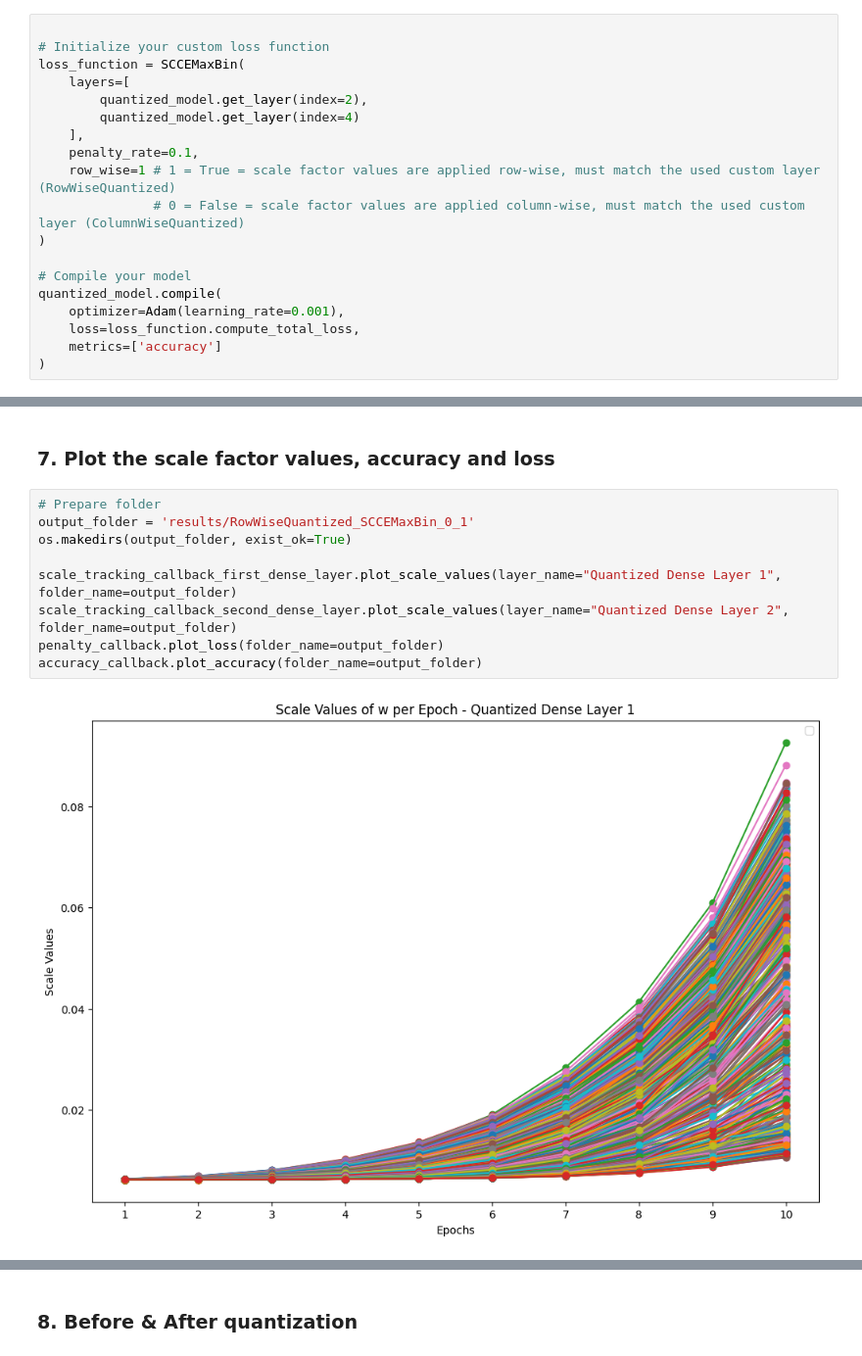
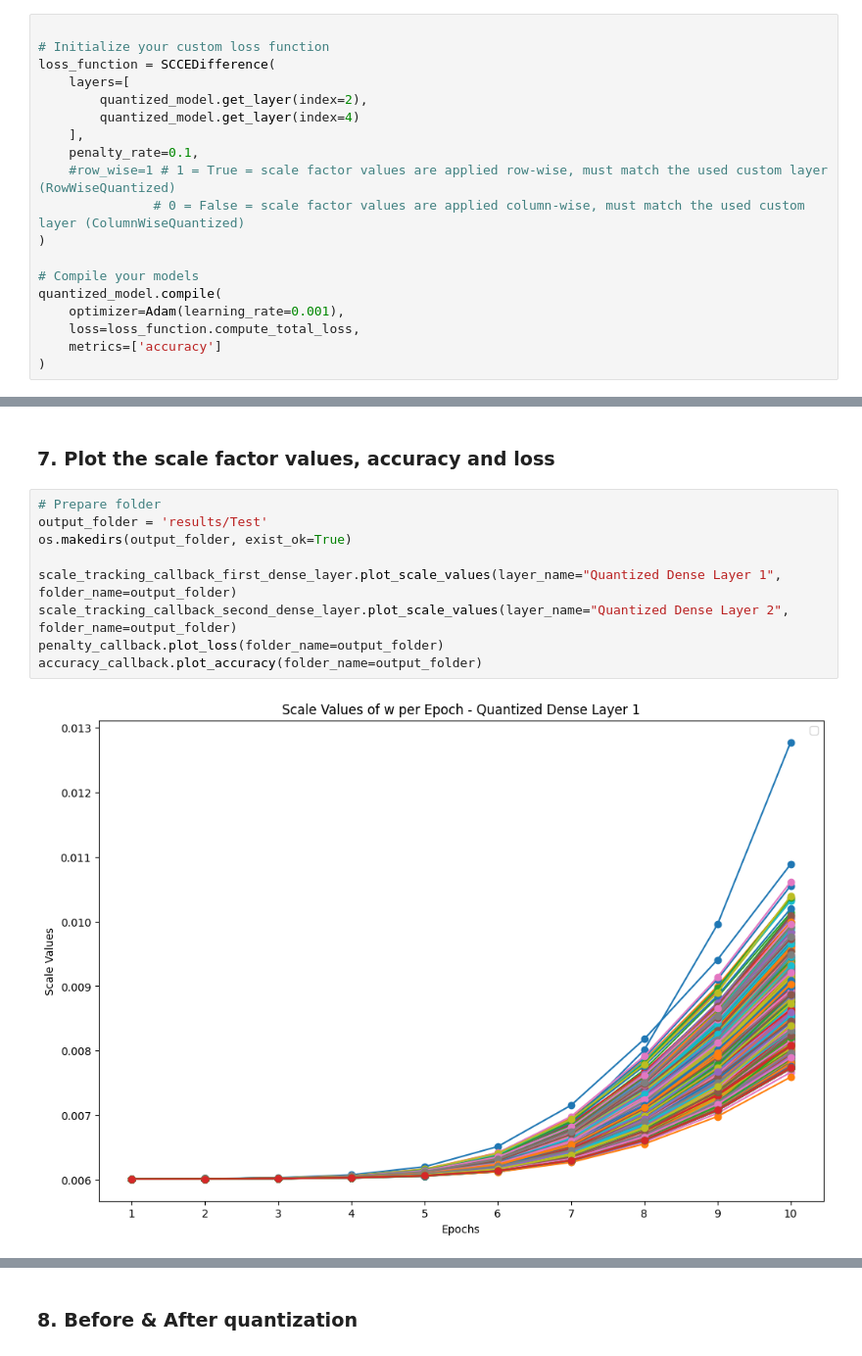
Before and after one commit to anuunchin/learned-quantization-schemes, a Jupyter notebook: qat/for_experimenting.ipynb, the cells around one changed output, grey strips where cells are left out. Shown: that part at 98% size. Cells and saved outputs as stored; diff of their text form.

Commit message:
Loss functions adjusted

```diff
--- a/qat/for_experimenting.ipynb
+++ b/qat/for_experimenting.ipynb
@@ -64,17 +64,17 @@ The `SCCEMinMaxBin` can be replaced with other loss function objects. Refer to `
 # %%
 
 # Initialize your custom loss function
-loss_function = SCCEMaxBin(
+loss_function = SCCEDifference(
     layers=[
         quantized_model.get_layer(index=2),
         quantized_model.get_layer(index=4)
     ],
     penalty_rate=0.1,
-    row_wise=1 # 1 = True = scale factor values are applied row-wise, must match the used custom layer (RowWiseQuantized)
+    #row_wise=1 # 1 = True = scale factor values are applied row-wise, must match the used custom layer (RowWiseQuantized)
                # 0 = False = scale factor values are applied column-wise, must match the used custom layer (ColumnWiseQuantized)
 )
 
-# Compile your model
+# Compile your models
 quantized_model.compile(
     optimizer=Adam(learning_rate=0.001),
     loss=loss_function.compute_total_loss,
@@ -130,12 +115,12 @@ Quantized Model Test Accuracy: 0.9388999938964844
 ### **7. Plot the scale factor values, accuracy and loss**
 # %%
 # Prepare folder
-output_folder = 'results/RowWiseQuantized_SCCEMaxBin_0_1'
+output_folder = 'results/Test'
 os.makedirs(output_folder, exist_ok=True)
 
 scale_tracking_callback_first_dense_layer.plot_scale_values(layer_name="Quantized Dense Layer 1", folder_name=output_folder)
 scale_tracking_callback_second_dense_layer.plot_scale_values(layer_name="Quantized Dense Layer 2", folder_name=output_folder)
 penalty_callback.plot_loss(folder_name=output_folder)
 accuracy_callback.plot_accuracy(folder_name=output_folder)
 # %% [output]
-[figure, old version]
+[figure, new version]
```
Also changed, not shown: parts of 3 cells of this notebook, 39 other files.
